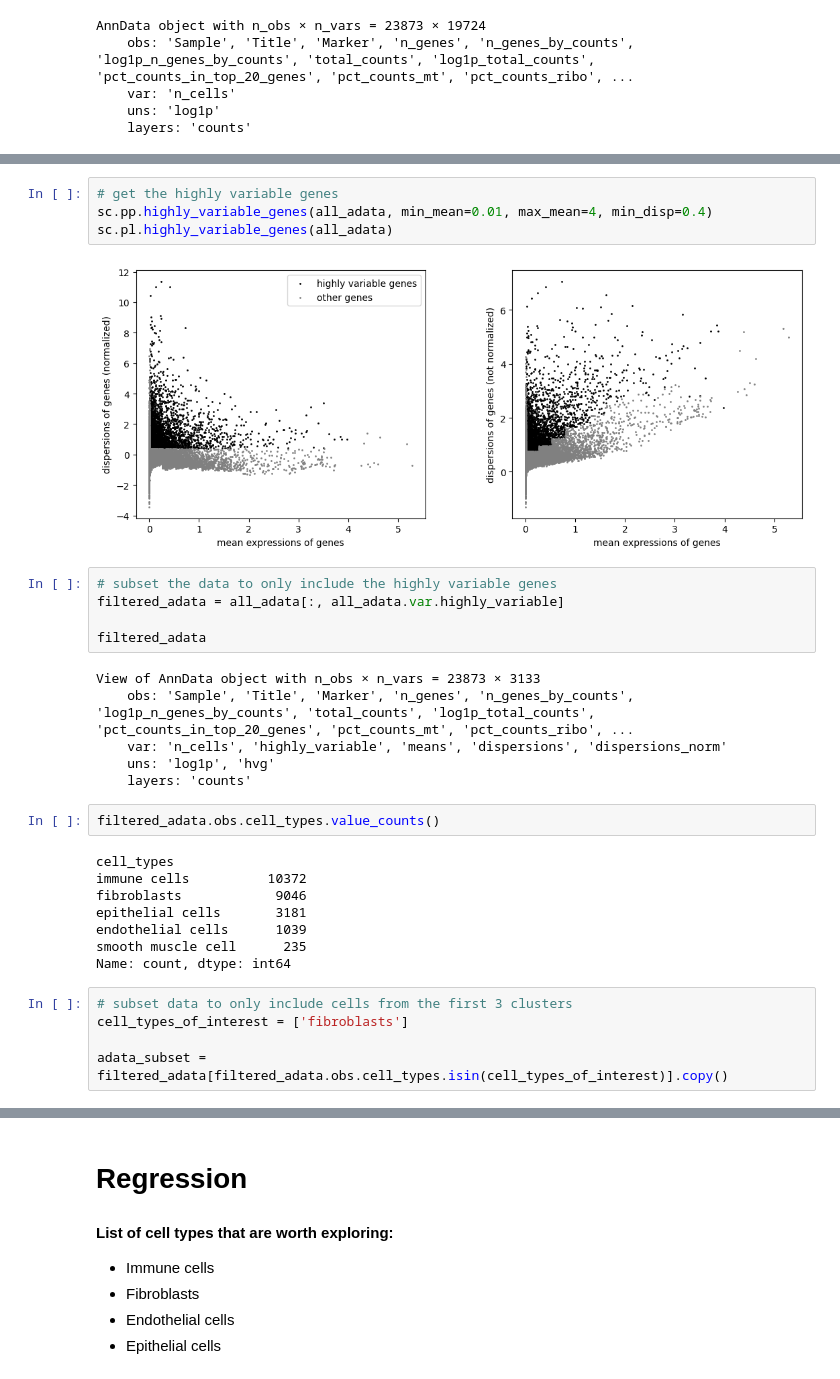
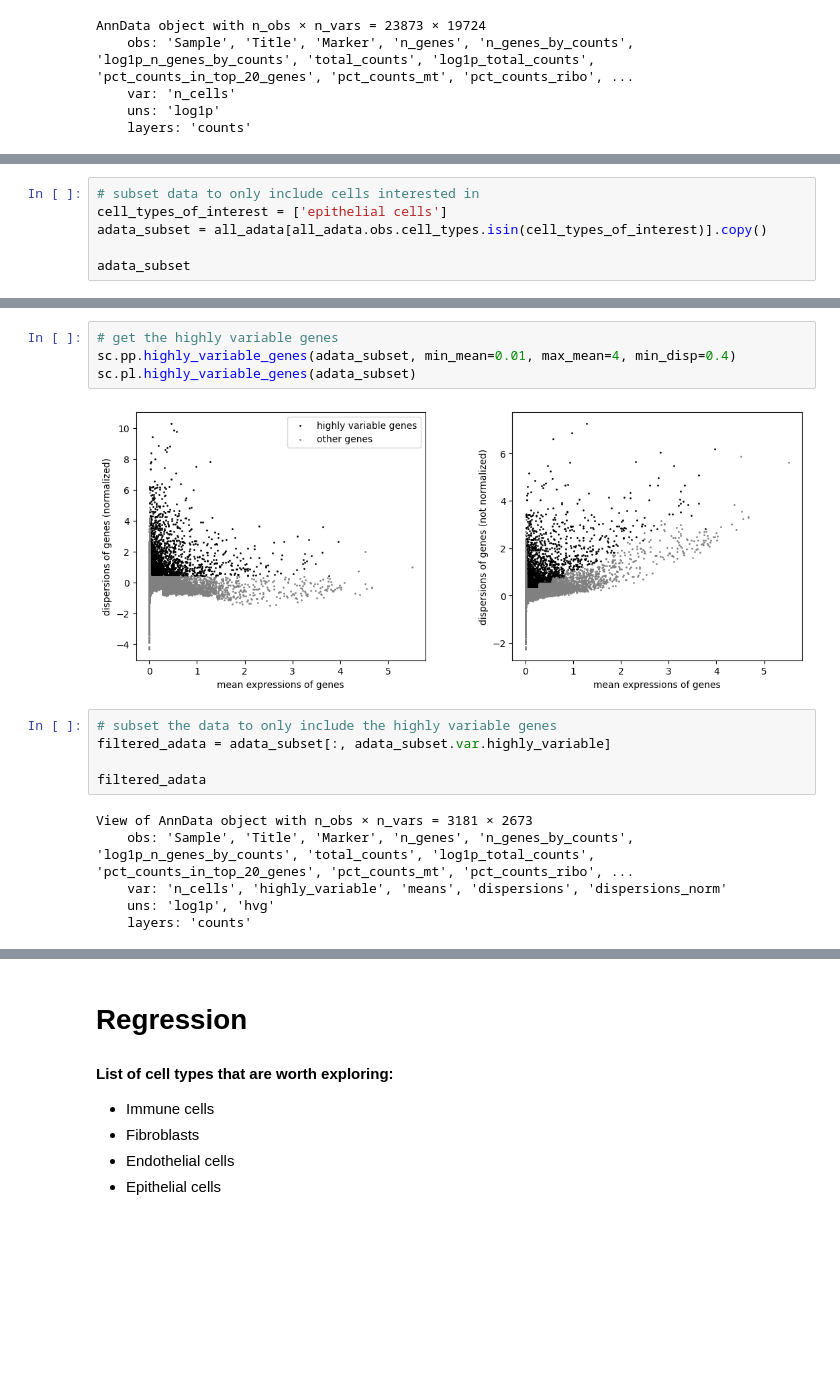
Before and after one commit to FlynnZ221/TFExprPredict, a Jupyter notebook: notebooks/regression.ipynb, the cells around one changed output, grey strips where cells are left out. Drawn from its saved outputs; the diff is of its cells as text; blank space fills up the shorter version.

Commit message:
change pipeline and baseline
filter after subsetting, get result re-running OLS, LASSO, Ridge for epithelial cells

```diff
--- a/notebooks/regression.ipynb
+++ b/notebooks/regression.ipynb
@@ -32,0 +43,6 @@ AnnData object with n_obs × n_vars = 23873 × 19724
+# %%
+# subset data to only include cells interested in
+cell_types_of_interest = ['epithelial cells']
+adata_subset = all_adata[all_adata.obs.cell_types.isin(cell_types_of_interest)].copy()
+
+adata_subset
@@ -33,32 +55,17 @@ AnnData object with n_obs × n_vars = 23873 × 19724
 # %%
 # get the highly variable genes
-sc.pp.highly_variable_genes(all_adata, min_mean=0.01, max_mean=4, min_disp=0.4)
-sc.pl.highly_variable_genes(all_adata)
+sc.pp.highly_variable_genes(adata_subset, min_mean=0.01, max_mean=4, min_disp=0.4)
+sc.pl.highly_variable_genes(adata_subset)
 # %% [output]
-[figure, old version]
+[figure, new version]
 # %%
 # subset the data to only include the highly variable genes
-filtered_adata = all_adata[:, all_adata.var.highly_variable]
+filtered_adata = adata_subset[:, adata_subset.var.highly_variable]
 
 filtered_adata
 # %% [output]
-View of AnnData object with n_obs × n_vars = 23873 × 3133
+View of AnnData object with n_obs × n_vars = 3181 × 2673
     obs: 'Sample', 'Title', 'Marker', 'n_genes', 'n_genes_by_counts', 'log1p_n_genes_by_counts', 'total_counts', 'log1p_total_counts', 'pct_counts_in_top_20_genes', 'pct_counts_mt', 'pct_counts_ribo', ...
     var: 'n_cells', 'highly_variable', 'means', 'dispersions', 'dispersions_norm'
     uns: 'log1p', 'hvg'
     layers: 'counts'
-# %%
-filtered_adata.obs.cell_types.value_counts()
-# %% [output]
-cell_types
-immune cells          10372
-fibroblasts            9046
-epithelial cells       3181
-endothelial cells      1039
-smooth muscle cell      235
-Name: count, dtype: int64
-# %%
-# subset data to only include cells from the first 3 clusters
-cell_types_of_interest = ['fibroblasts']
-
-adata_subset = filtered_adata[filtered_adata.obs.cell_types.isin(cell_types_of_interest)].copy()
```
Also changed, not shown: parts of 27 cells of this notebook, 5 other files.
